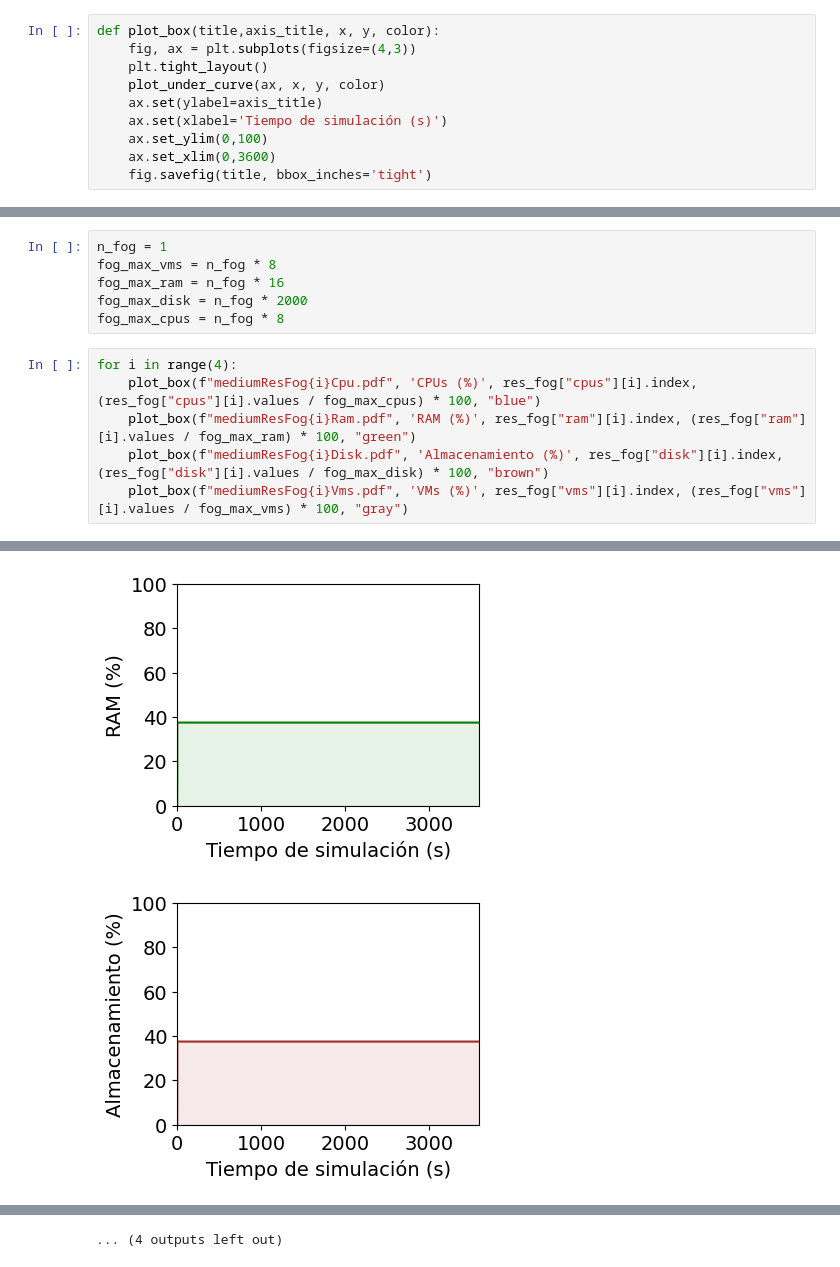
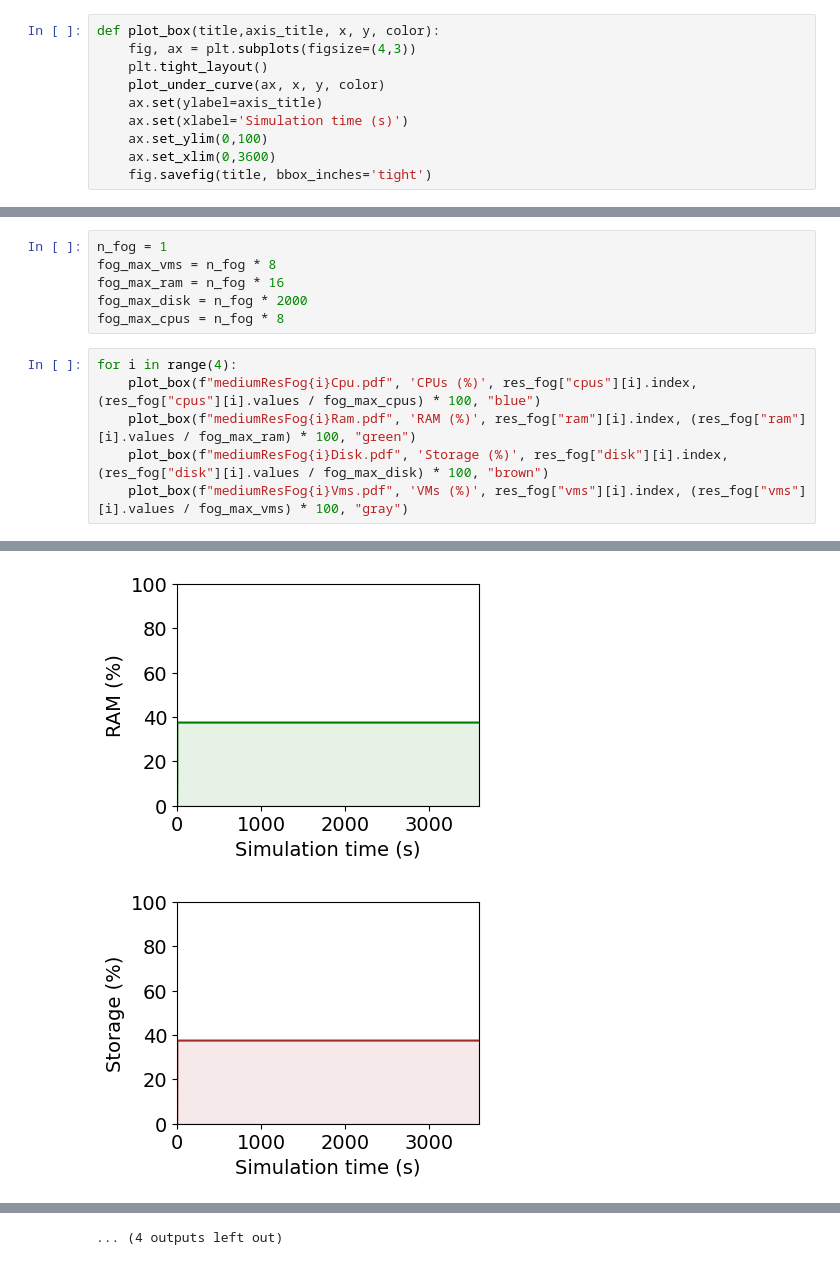
Before and after one commit to UlyssesDeAguilar/Simcan2Fog, a Jupyter notebook: simulations/EdgeMediumScenario/analysis/resources.ipynb, the cells around one changed output, grey strips where cells are left out. Cells and saved outputs as stored; diff of their text form.

```diff
--- a/simulations/EdgeMediumScenario/analysis/resources.ipynb
+++ b/simulations/EdgeMediumScenario/analysis/resources.ipynb
@@ -114,7 +114,7 @@ def plot_box(title,axis_title, x, y, color):
     plt.tight_layout()
     plot_under_curve(ax, x, y, color)
     ax.set(ylabel=axis_title)
-    ax.set(xlabel='Tiempo de simulación (s)')
+    ax.set(xlabel='Simulation time (s)')
     ax.set_ylim(0,100)
     ax.set_xlim(0,3600)
     fig.savefig(title, bbox_inches='tight')
@@ -216,6 +216,6 @@ fog_max_cpus = n_fog * 8
 for i in range(4):
     plot_box(f"mediumResFog{i}Cpu.pdf", 'CPUs (%)', res_fog["cpus"][i].index, (res_fog["cpus"][i].values / fog_max_cpus) * 100, "blue")
     plot_box(f"mediumResFog{i}Ram.pdf", 'RAM (%)', res_fog["ram"][i].index, (res_fog["ram"][i].values / fog_max_ram) * 100, "green")
-    plot_box(f"mediumResFog{i}Disk.pdf", 'Almacenamiento (%)', res_fog["disk"][i].index, (res_fog["disk"][i].values / fog_max_disk) * 100, "brown")
+    plot_box(f"mediumResFog{i}Disk.pdf", 'Storage (%)', res_fog["disk"][i].index, (res_fog["disk"][i].values / fog_max_disk) * 100, "brown")
     plot_box(f"mediumResFog{i}Vms.pdf", 'VMs (%)', res_fog["vms"][i].index, (res_fog["vms"][i].values / fog_max_vms) * 100, "gray")
 # %% [output]
@@ -223,2 +223,2 @@ for i in range(4):
-[figure, old version]
+[figure, new version]
-[figure, old version]
+[figure, new version]
```
Also changed, not shown: parts of 4 cells of this notebook, 13 other files.
